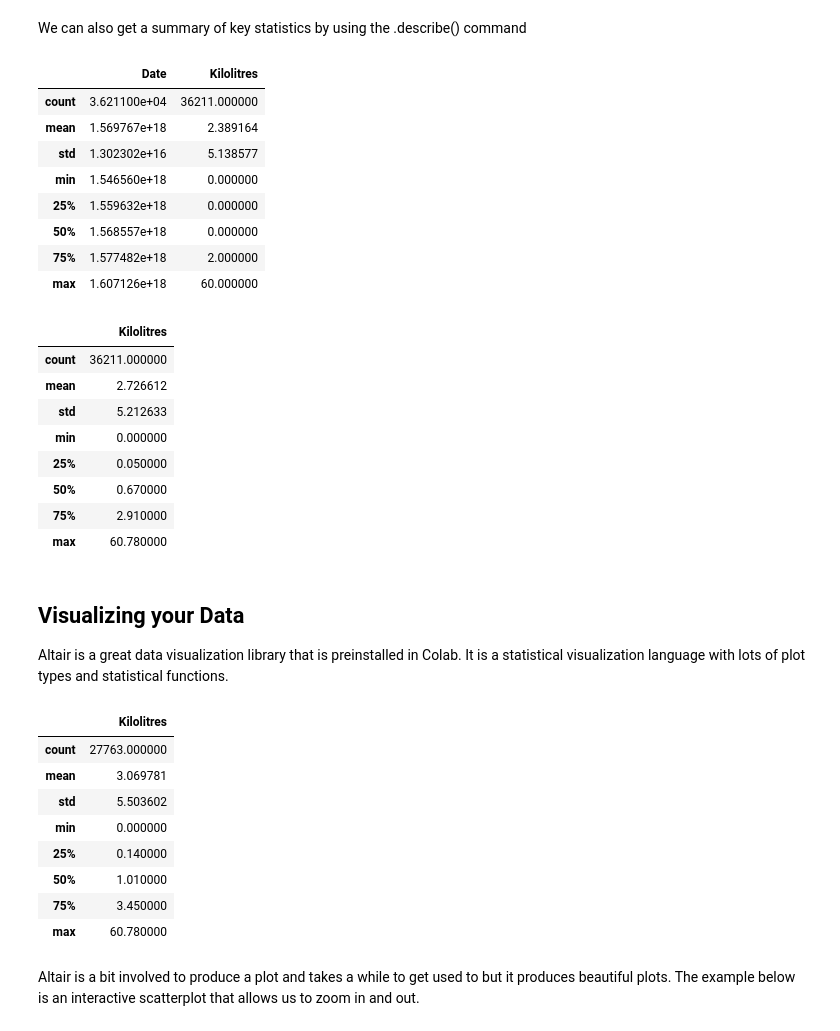
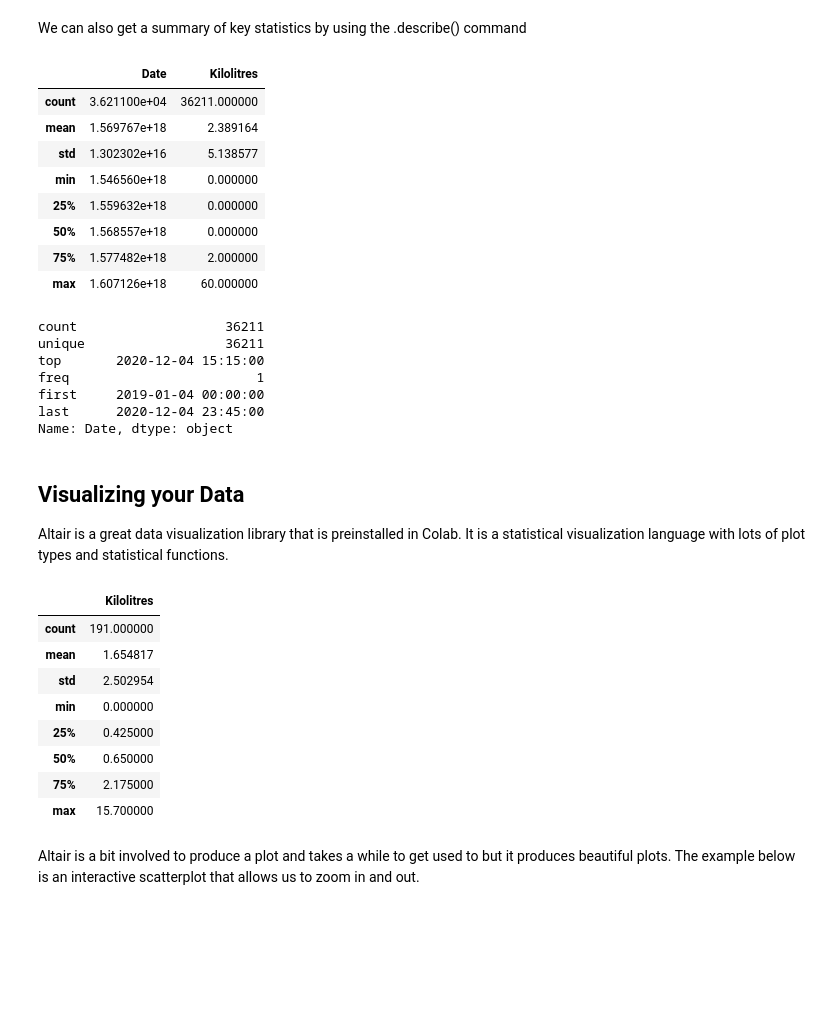
Before and after one commit to Doongka/GHDColabExamples, a Jupyter notebook: ExcelPlot.ipynb, the cells around one changed output. Drawn from its saved outputs; the diff is of its cells as text; code cells hidden in the pictures; blank space fills up the shorter version.

```diff
--- a/ExcelPlot.ipynb
+++ b/ExcelPlot.ipynb
@@ -185,7 +185,7 @@ We can also get a summary of key statistics by using the .describe() command
 # %%
 # Get a the summay stats from the dataset
 display(final_data.astype(int).describe())
-display(final_data.describe())
+display(final_data['Date'].describe())
 # %% [output]
 |  | Date | Kilolitres |
 | count | 3.621100e+04 | 36211.000000 |
@@ -196,15 +196,13 @@ display(final_data.describe())
 | 50% | 1.568557e+18 | 0.000000 |
 | 75% | 1.577482e+18 | 2.000000 |
 | max | 1.607126e+18 | 60.000000 |
-|  | Kilolitres |
-| count | 36211.000000 |
-| mean | 2.726612 |
-| std | 5.212633 |
-| min | 0.000000 |
-| 25% | 0.050000 |
-| 50% | 0.670000 |
-| 75% | 2.910000 |
-| max | 60.780000 |
+count                   36211
+unique                  36211
+top       2020-12-04 15:15:00
+freq                        1
+first     2019-01-04 00:00:00
+last      2020-12-04 23:45:00
+Name: Date, dtype: object
 # %% [markdown]
 ## Visualizing your Data
 
@@ -213,36 +211,37 @@ Altair is a great data visualization library that is preinstalled in Colab.  It
 # %%
 # load up the Altair package to give us access to advanced visualization methods
 import altair as alt
 
 # Altair has a default 5000 entry limit, this can be turned off but may be slow
 alt.data_transformers.disable_max_rows()
 
 #X axis range
 X_min = '2019-01-04 00:00:00'
-X_max =  '2020-1-30 23:45:00'
+X_max =  '2019-1-05 23:45:00'
+# X_max =  '2020-12-04 23:45:00'
 
 #Y axis range
 volume_limit_max = 60
 volume_limit_min = 0
 
 # We need to create a mask to pull out the data we want.  This basically tells us the row indexes that sit between the two dates
 mask = (final_data['Date'] > X_min) & (final_data['Date'] <= X_max)
 
 # We'll create a new dataframe to store our plot data.  The .loc[mask] method returns the entries based on the indexes we obtained above
 plot_data = final_data.loc[mask]
 
 #Check number of data points
 plot_data.describe()
 # %% [output]
 |  | Kilolitres |
-| count | 27763.000000 |
-| mean | 3.069781 |
-| std | 5.503602 |
+| count | 191.000000 |
+| mean | 1.654817 |
+| std | 2.502954 |
 | min | 0.000000 |
-| 25% | 0.140000 |
-| 50% | 1.010000 |
-| 75% | 3.450000 |
-| max | 60.780000 |
+| 25% | 0.425000 |
+| 50% | 0.650000 |
+| 75% | 2.175000 |
+| max | 15.700000 |
 # %% [markdown]
 Altair is a bit involved to produce a plot and takes a while to get used to but it produces beautiful plots.  The example below is an interactive scatterplot that allows us to zoom in and out.
 # %%
```
Also changed, not shown: parts of 3 cells of this notebook.
